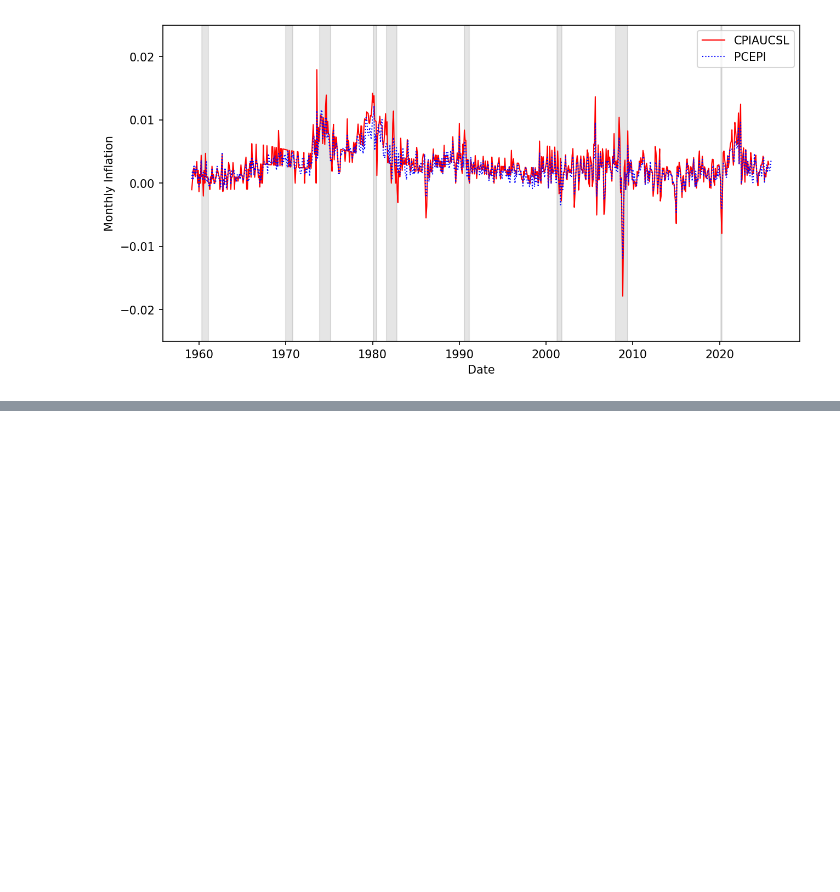
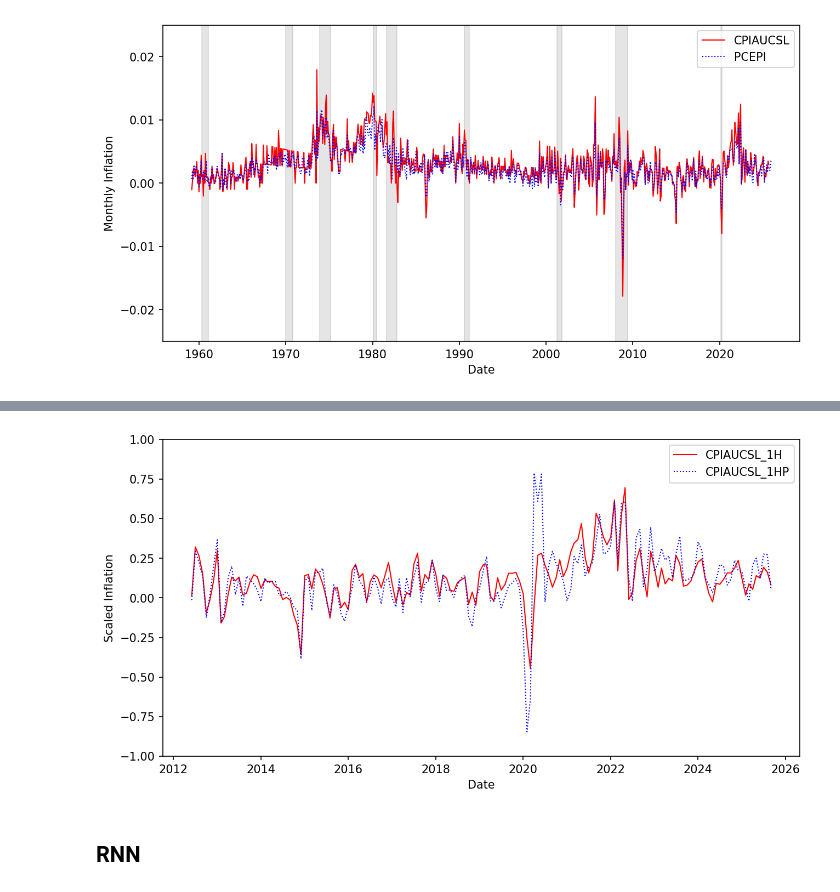
Before and after one commit to martinyuhaohuo/d200_project, a Jupyter notebook: scripts/EDA.ipynb, the cells around one changed output, grey strips where cells are left out. Cells and saved outputs as stored; diff of their text form; code cells hidden in the pictures; blank space fills up the shorter version.

```diff
--- a/scripts/EDA.ipynb
+++ b/scripts/EDA.ipynb
@@ -106,0 +145,8 @@ visualize_series(temp_complete, ["CPIAUCSL_12L", "CPIAUCSL", "CPIAUCSL_12H"], "S
+# %%
+# plot prediction for testing set
+prediction = make_predict(MLP, x_test)
+visualize_predict(prediction, y_test, 1, FRED_MD)
+# %% [output]
+[figure, added]
+# %% [markdown]
+## RNN
```
Also changed, not shown: parts of 19 cells of this notebook, 5 other files.
